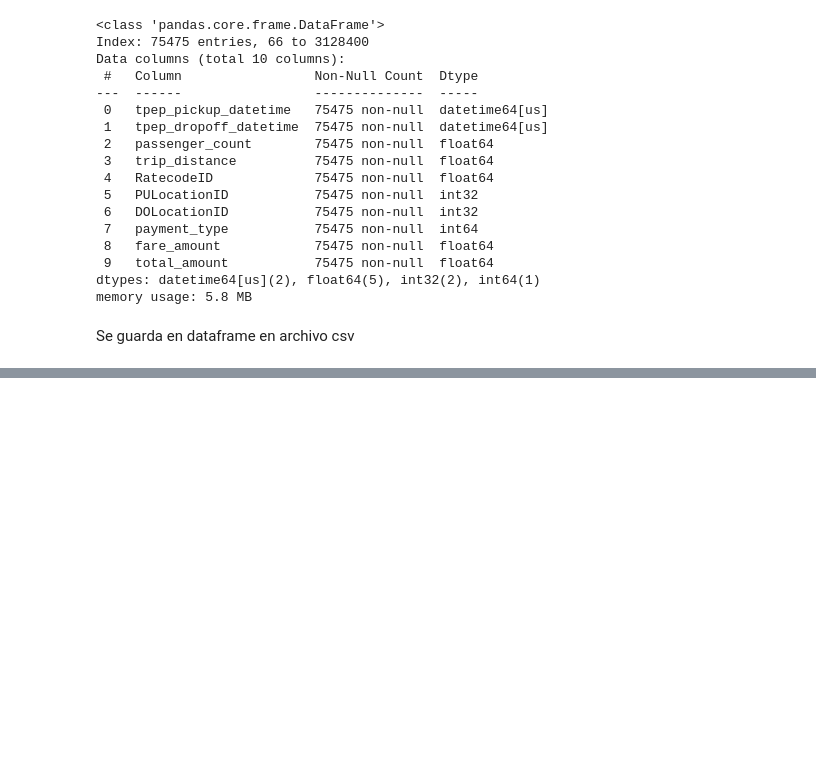
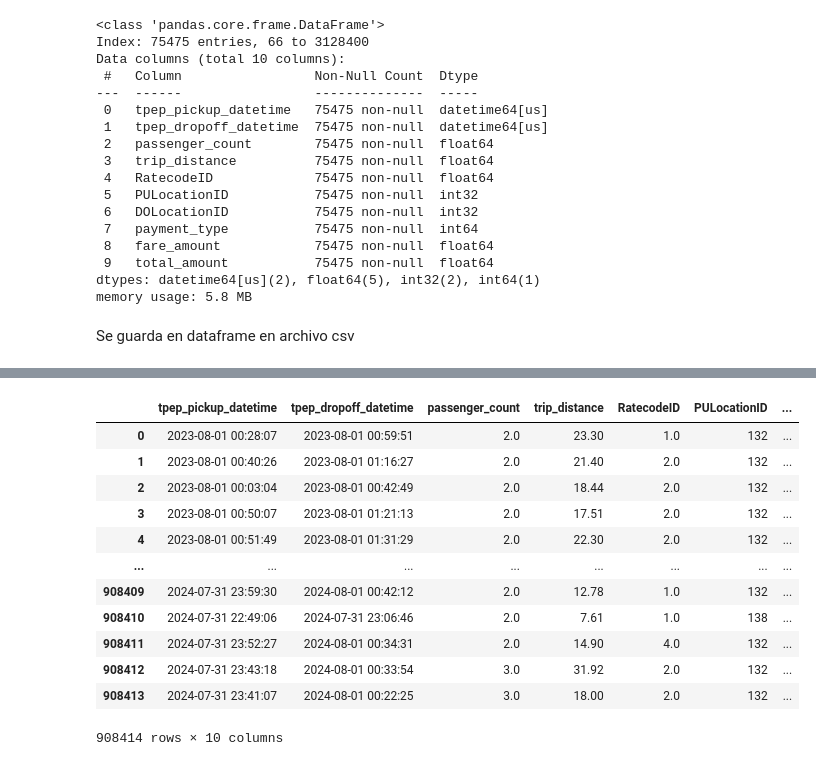
Before and after one commit to JDHernandezCamacho/BlueTrips, a Jupyter notebook: ETLs/ETL-Yellow-Taxy-Trips.ipynb, the cells around one changed output, grey strips where cells are left out. Cells and saved outputs as stored; diff of their text form; code cells hidden in the pictures; blank space fills up the shorter version.

```diff
--- a/ETLs/ETL-Yellow-Taxy-Trips.ipynb
+++ b/ETLs/ETL-Yellow-Taxy-Trips.ipynb
@@ -358,0 +394,18 @@ Se guarda en dataframe en archivo csv
+# %%
+df_total = pd.concat([df8_23, df9_23, df10_23, df11_23, df12_23, df1_24, df2_24, df3_24, df4_24, df5_24, df6_24, df7_24], ignore_index=True)
+# %%
+df_total
+# %% [output]
+|  | tpep_pickup_datetime | tpep_dropoff_datetime | passenger_count | trip_distance | RatecodeID | PULocationID | ... |
+| 0 | 2023-08-01 00:28:07 | 2023-08-01 00:59:51 | 2.0 | 23.30 | 1.0 | 132 | ... |
+| 1 | 2023-08-01 00:40:26 | 2023-08-01 01:16:27 | 2.0 | 21.40 | 2.0 | 132 | ... |
+| 2 | 2023-08-01 00:03:04 | 2023-08-01 00:42:49 | 2.0 | 18.44 | 2.0 | 132 | ... |
+| 3 | 2023-08-01 00:50:07 | 2023-08-01 01:21:13 | 2.0 | 17.51 | 2.0 | 132 | ... |
+| 4 | 2023-08-01 00:51:49 | 2023-08-01 01:31:29 | 2.0 | 22.30 | 2.0 | 132 | ... |
+| ... | ... | ... | ... | ... | ... | ... | ... |
+| 908409 | 2024-07-31 23:59:30 | 2024-08-01 00:42:12 | 2.0 | 12.78 | 1.0 | 132 | ... |
+| 908410 | 2024-07-31 22:49:06 | 2024-07-31 23:06:46 | 2.0 | 7.61 | 1.0 | 138 | ... |
+| 908411 | 2024-07-31 23:52:27 | 2024-08-01 00:34:31 | 2.0 | 14.90 | 4.0 | 132 | ... |
+| 908412 | 2024-07-31 23:43:18 | 2024-08-01 00:33:54 | 3.0 | 31.92 | 2.0 | 132 | ... |
+| 908413 | 2024-07-31 23:41:07 | 2024-08-01 00:22:25 | 3.0 | 18.00 | 2.0 | 132 | ... |
+908414 rows × 10 columns
```
Also changed, not shown: parts of 16 cells of this notebook, 23 other files.
